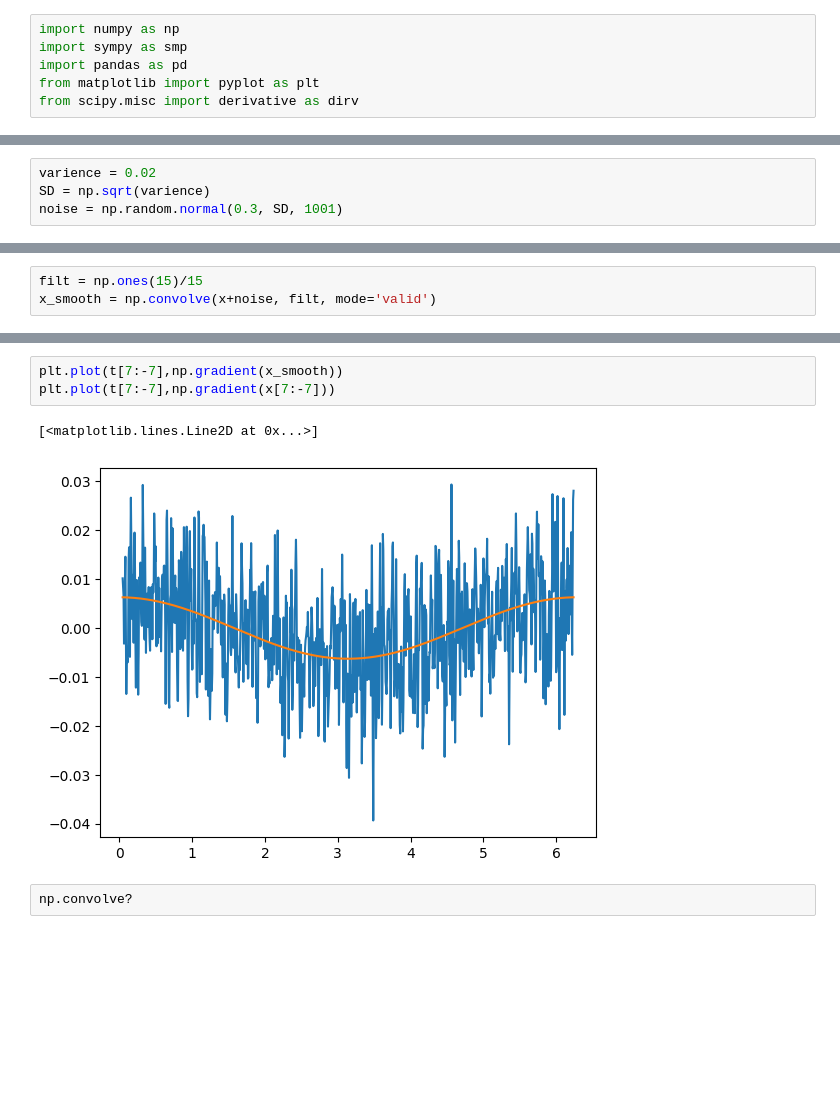
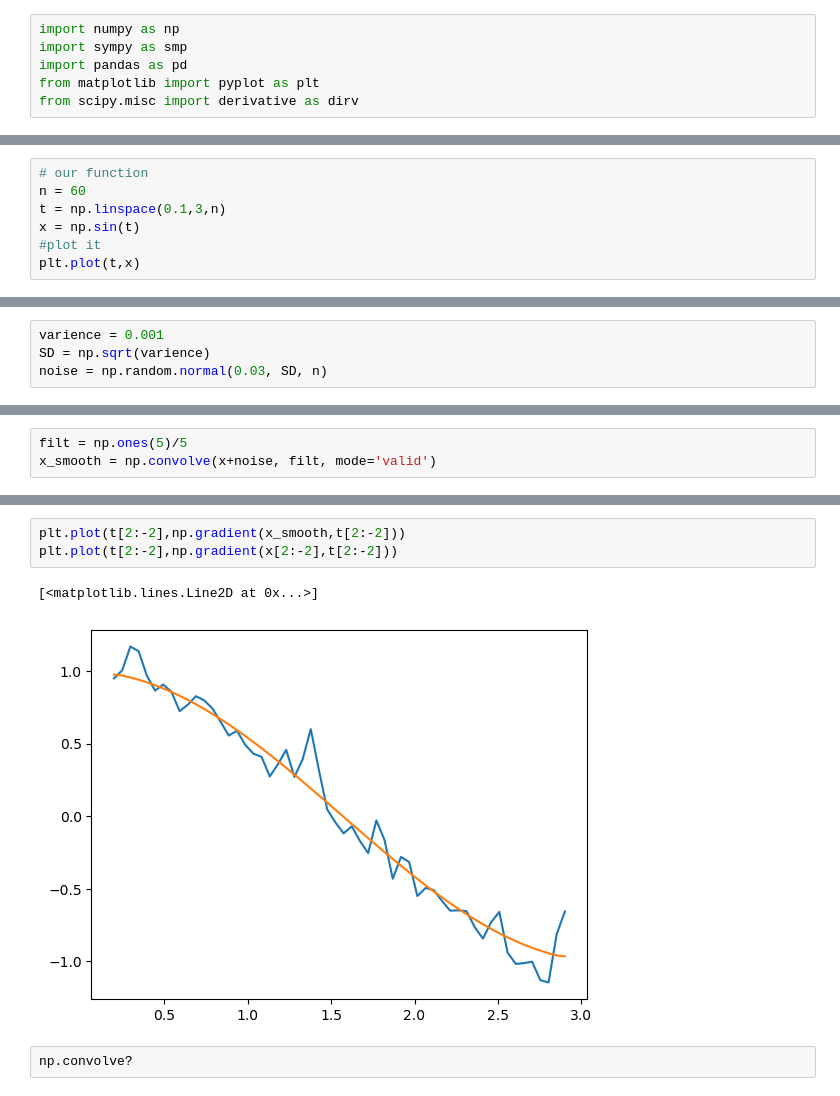
Before and after one commit to silversurfer98/col-lec, a Jupyter notebook: calculus.ipynb, the cells around one changed output, grey strips where cells are left out. Cells and saved outputs as stored; diff of their text form; blank space fills up the shorter version.

```diff
--- a/calculus.ipynb
+++ b/calculus.ipynb
@@ -14,0 +9,7 @@ plt.plot(t,x)
+# %%
+# our function
+n = 60
+t = np.linspace(0.1,3,n)
+x = np.sin(t)
+#plot it
+plt.plot(t,x)
@@ -15,7 +44,7 @@ plt.plot(t,x)
 # %%
-varience = 0.02
+varience = 0.001
 SD = np.sqrt(varience)
-noise = np.random.normal(0.3, SD, 1001)
+noise = np.random.normal(0.03, SD, n)
 # %%
 plt.plot(t,x+noise)
 # %% [output]
@@ -30,4 +53,4 @@ plt.plot(t,np.gradient(x+noise))
 # %%
-filt = np.ones(15)/15
+filt = np.ones(5)/5
 x_smooth = np.convolve(x+noise, filt, mode='valid')
 # %%
@@ -38,9 +62,9 @@ plt.plot(t[7:-7], x_smooth)
 # %%
-plt.plot(t[7:-7],np.gradient(x_smooth))
-plt.plot(t[7:-7],np.gradient(x[7:-7]))
+plt.plot(t[2:-2],np.gradient(x_smooth,t[2:-2]))
+plt.plot(t[2:-2],np.gradient(x[2:-2],t[2:-2]))
 # %% [output]
 [<matplotlib.lines.Line2D at 0x...>]
-[figure, old version]
+[figure, new version]
 # %%
 np.convolve?
 # %% [output]
```
Also changed, not shown: parts of 15 cells of this notebook, 2 other files.
